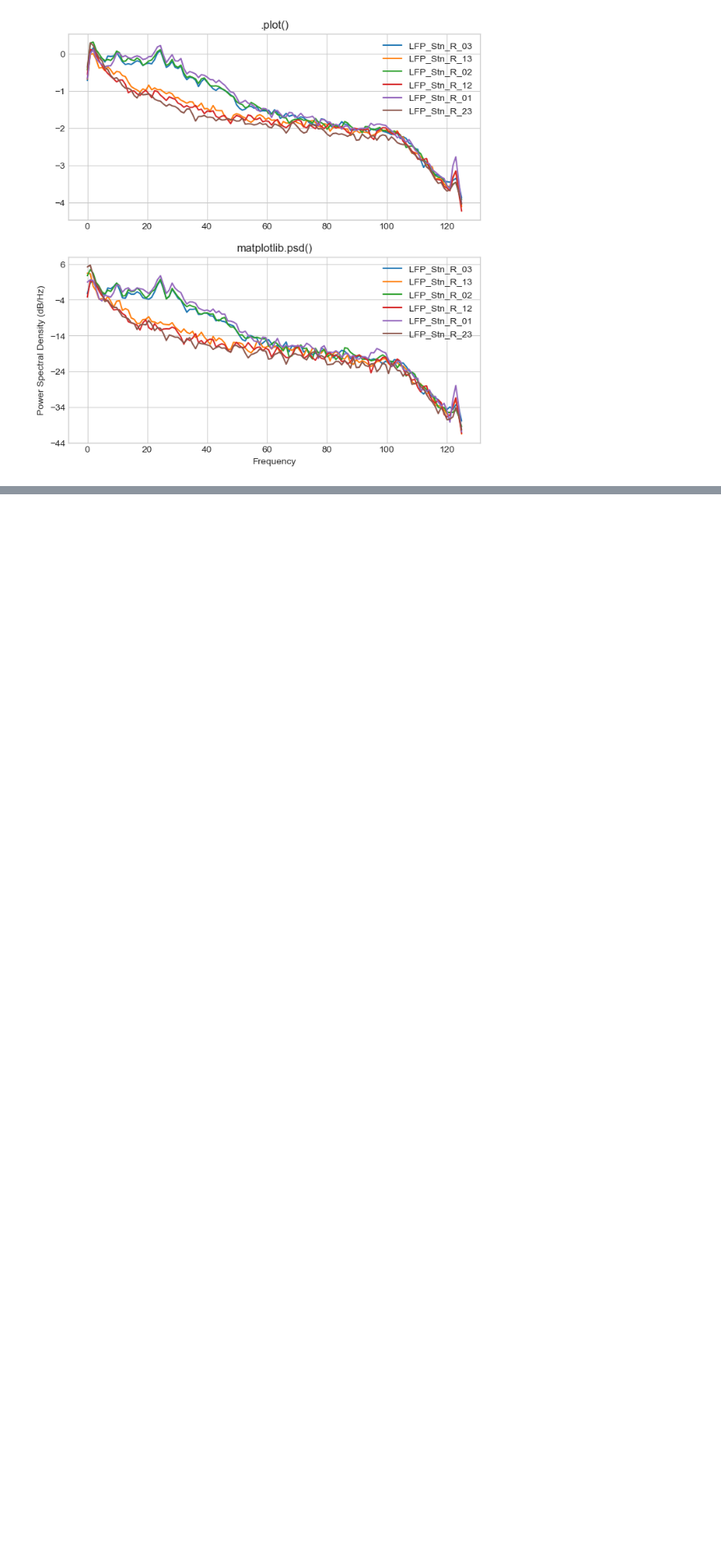
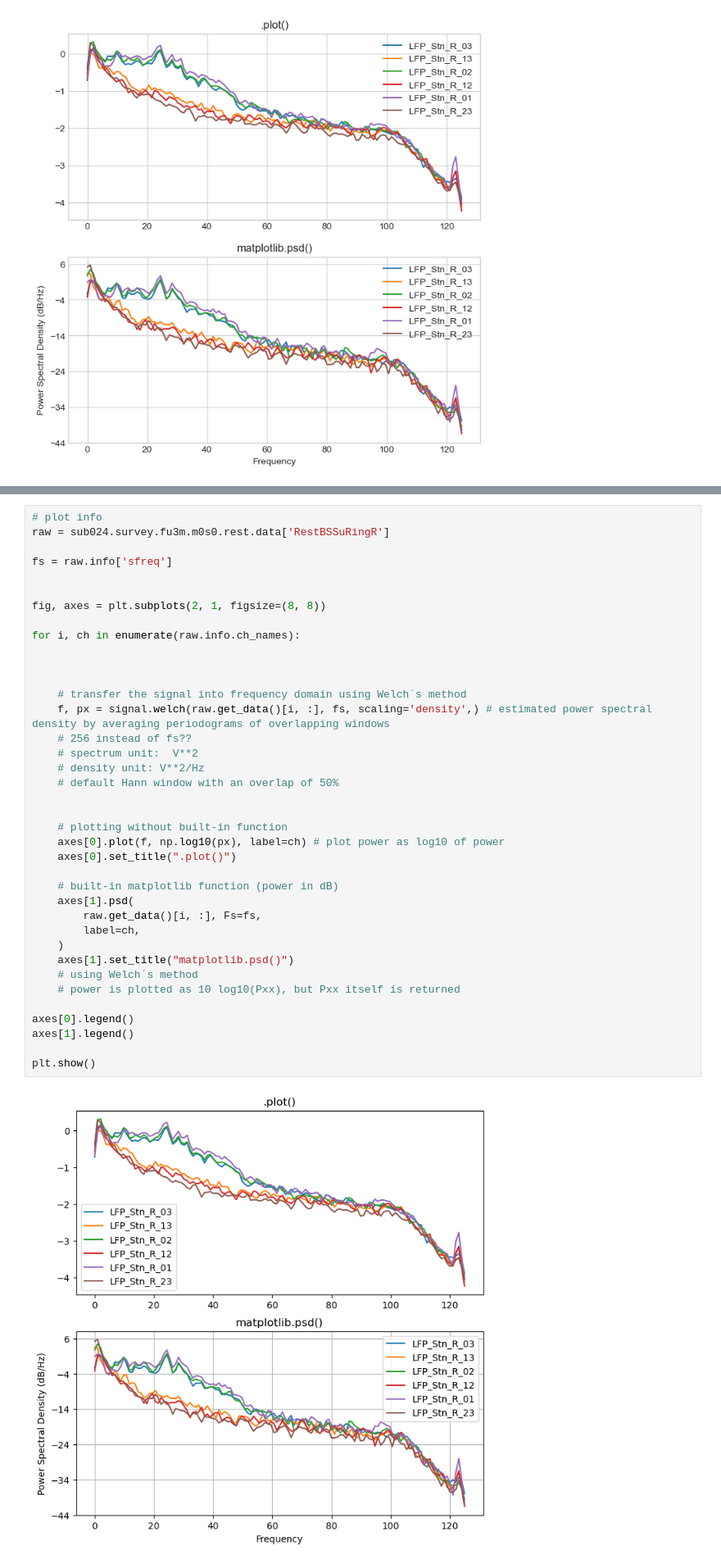
Before and after one commit to jgvhabets/PyPerceive, a Jupyter notebook: code/notebooks/percept_tf_analysis.ipynb, the cells around one changed output, grey strips where cells are left out. Shown at 82% size. Cells and saved outputs as stored; diff of their text form; blank space fills up the shorter version.

Commit message:
Update percept_tf_analysis.ipynb
mne psd plotting

```diff
--- a/code/notebooks/percept_tf_analysis.ipynb
+++ b/code/notebooks/percept_tf_analysis.ipynb
@@ -780,3 +794,43 @@ plt.show()
+# %%
+# plot info
+raw = sub024.survey.fu3m.m0s0.rest.data['RestBSSuRingR']
+
+fs = raw.info['sfreq']
+
+
+fig, axes = plt.subplots(2, 1, figsize=(8, 8))
+
+for i, ch in enumerate(raw.info.ch_names):
+
+
+
+    # transfer the signal into frequency domain using Welch´s method
+    f, px = signal.welch(raw.get_data()[i, :], fs, scaling='density',) # estimated power spectral density by averaging periodograms of overlapping windows
+    # 256 instead of fs??
+    # spectrum unit:  V**2
+    # density unit: V**2/Hz
+    # default Hann window with an overlap of 50%
+
+
+    # plotting without built-in function
+    axes[0].plot(f, np.log10(px), label=ch) # plot power as log10 of power
+    axes[0].set_title(".plot()")
+
+    # built-in matplotlib function (power in dB)
+    axes[1].psd(
+        raw.get_data()[i, :], Fs=fs,
+        label=ch,
+    )
+    axes[1].set_title("matplotlib.psd()")
+    # using Welch´s method
+    # power is plotted as 10 log10(Pxx), but Pxx itself is returned
+
+axes[0].legend()
+axes[1].legend()
+
+plt.show()
+# %% [output]
+[figure, added]
 # %%
 # mne built-in methods
 for ch in raw.info.ch_names:
```
Also changed, not shown: parts of 3 cells of this notebook.
